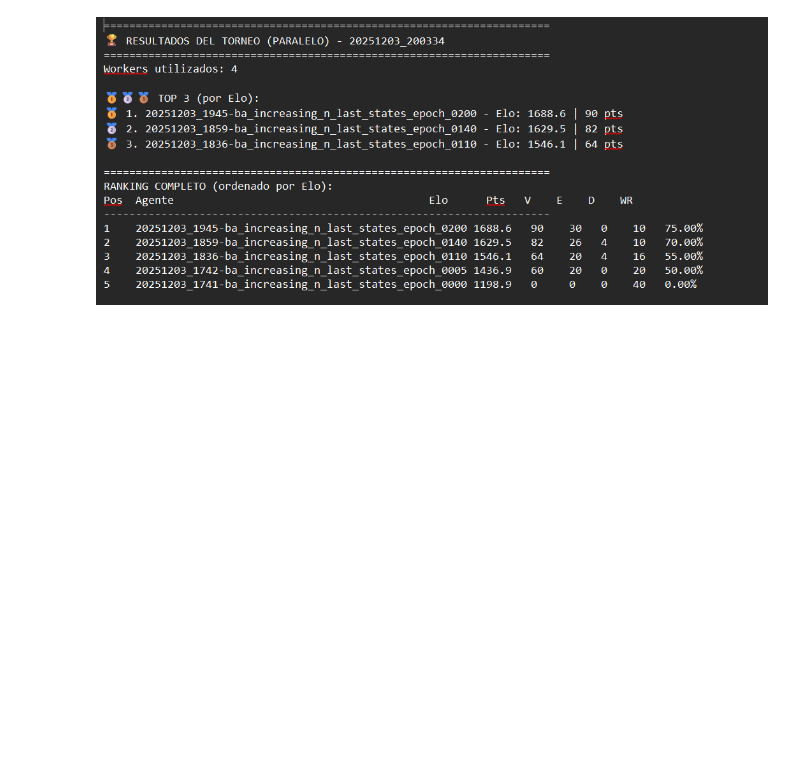
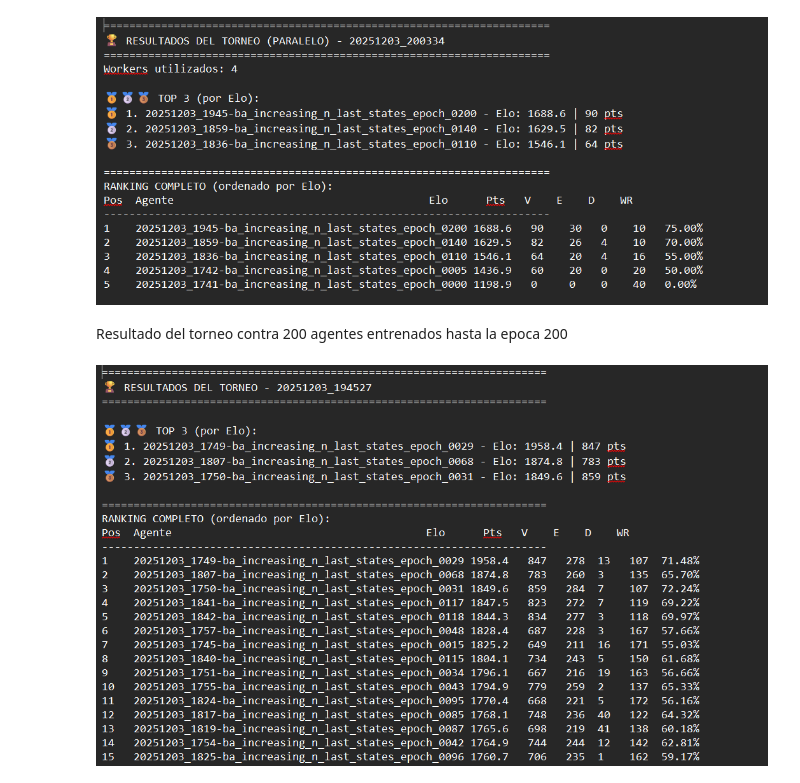
Before and after one commit to Francis1918/WIPCNN, a Jupyter notebook: analysis/Bitacora_1.ipynb, the cells around one changed output. Saved outputs shown, nothing was run; the diff lists cells and outputs as text; code cells hidden in the pictures; blank space fills up the shorter version.

```diff
--- a/analysis/Bitacora_1.ipynb
+++ b/analysis/Bitacora_1.ipynb
@@ -239,3 +239,10 @@ from IPython.display import Image, display
 display(Image('C:/Users/bravo/Documents/Metodos Numericos Pycharm/Mech Interp/Imagenes de las bitacoras/ResultadosPreliminaresTorneoBitacora1.png'))
 # %% [output]
 [figure]
+# %% [markdown]
+Resultado del torneo contra 200 agentes entrenados hasta la epoca 200
+# %%
+from IPython.display import Image, display
+display(Image('C:/Users/bravo/Documents/Metodos Numericos Pycharm/Mech Interp/Imagenes de las bitacoras/ResultadosTorneo200AgentesBitacora1.png'))
+# %% [output]
+[figure, added]
```
Also changed, not shown: 1 other file.
